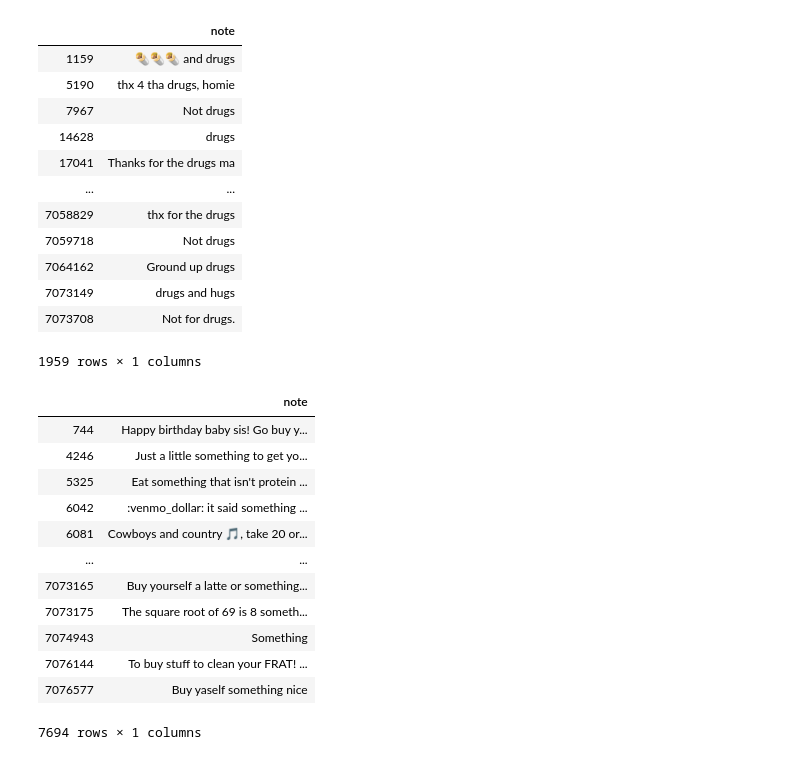
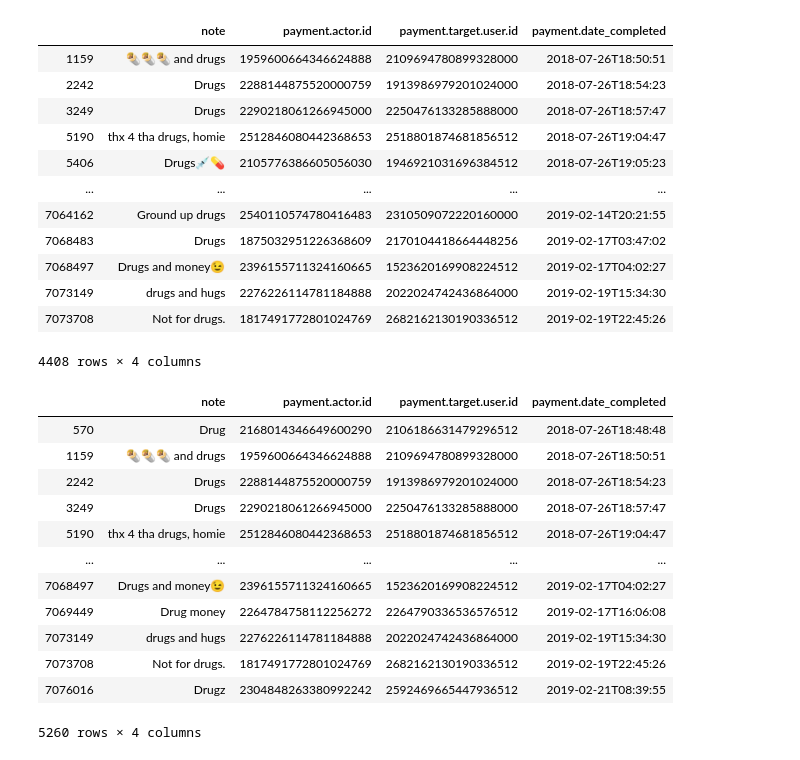
Before and after one commit to prasantadh/venmo-analytics, a Jupyter notebook: Analysis.ipynb, the cells around one changed output. Drawn from its saved outputs; the diff is of its cells as text; code cells hidden in the pictures.

```diff
--- a/Analysis.ipynb
+++ b/Analysis.ipynb
@@ -5,0 +4,6 @@ df = pd.read_csv("venmo.csv")
+# %%
+df = pd.read_csv("venmo.csv", dtype={'payment.actor.id':'Int64','payment.target.user.id':'Int64'})
+df = df[pd.notnull(df['note'])]
+df = df[pd.notnull(df['payment.actor.id'])]
+df = df[pd.notnull(df['payment.target.user.id'])]
+df = df[pd.notnull(df['payment.date_completed'])]
@@ -6,32 +19,32 @@ df = pd.read_csv("venmo.csv")
 # %%
-df.loc[df['note'].str.contains('drugs', na=False)]
+df.loc[df['note'].str.contains('drugs', case=False)]
 # %% [output]
-|  | note |
-| 1159 | 🌯🌯🌯 and drugs |
-| 5190 | thx 4 tha drugs, homie |
-| 7967 | Not drugs |
-| 14628 | drugs |
-| 17041 | Thanks for the drugs ma |
-| ... | ... |
-| 7058829 | thx for the drugs |
-| 7059718 | Not drugs |
-| 7064162 | Ground up drugs |
-| 7073149 | drugs and hugs |
-| 7073708 | Not for drugs. |
+|  | note | payment.actor.id | payment.target.user.id | payment.date_completed |
+| 1159 | 🌯🌯🌯 and drugs | 1959600664346624888 | 2109694780899328000 | 2018-07-26T18:50:51 |
+| 2242 | Drugs | 2288144875520000759 | 1913986979201024000 | 2018-07-26T18:54:23 |
+| 3249 | Drugs | 2290218061266945000 | 2250476133285888000 | 2018-07-26T18:57:47 |
+| 5190 | thx 4 tha drugs, homie | 2512846080442368653 | 2518801874681856512 | 2018-07-26T19:04:47 |
+| 5406 | Drugs💉💊 | 2105776386605056030 | 1946921031696384512 | 2018-07-26T19:05:23 |
+| ... | ... | ... | ... | ... |
+| 7064162 | Ground up drugs | 2540110574780416483 | 2310509072220160000 | 2019-02-14T20:21:55 |
+| 7068483 | Drugs | 1875032951226368609 | 2170104418664448256 | 2019-02-17T03:47:02 |
+| 7068497 | Drugs and money😉 | 2396155711324160665 | 1523620169908224512 | 2019-02-17T04:02:27 |
+| 7073149 | drugs and hugs | 2276226114781184888 | 2022024742436864000 | 2019-02-19T15:34:30 |
+| 7073708 | Not for drugs. | 1817491772801024769 | 2682162130190336512 | 2019-02-19T22:45:26 |
-1959 rows × 1 columns
+4408 rows × 4 columns
 # %%
-df.loc[df['note'].str.contains('meth', na=False)]
+df.loc[df['note'].str.contains('drug', case=False)]
 # %% [output]
-|  | note |
-| 744 | Happy birthday baby sis! Go buy y... |
-| 4246 | Just a little something to get yo... |
-| 5325 | Eat something that isn't protein ... |
-| 6042 | :venmo_dollar: it said something ... |
-| 6081 | Cowboys and country 🎵, take 20 or... |
-| ... | ... |
-| 7073165 | Buy yourself a latte or something... |
-| 7073175 | The square root of 69 is 8 someth... |
-| 7074943 | Something |
-| 7076144 | To buy stuff to clean your FRAT! ... |
-| 7076577 | Buy yaself something nice |
+|  | note | payment.actor.id | payment.target.user.id | payment.date_completed |
+| 570 | Drug | 2168014346649600290 | 2106186631479296512 | 2018-07-26T18:48:48 |
+| 1159 | 🌯🌯🌯 and drugs | 1959600664346624888 | 2109694780899328000 | 2018-07-26T18:50:51 |
+| 2242 | Drugs | 2288144875520000759 | 1913986979201024000 | 2018-07-26T18:54:23 |
+| 3249 | Drugs | 2290218061266945000 | 2250476133285888000 | 2018-07-26T18:57:47 |
+| 5190 | thx 4 tha drugs, homie | 2512846080442368653 | 2518801874681856512 | 2018-07-26T19:04:47 |
+| ... | ... | ... | ... | ... |
+| 7068497 | Drugs and money😉 | 2396155711324160665 | 1523620169908224512 | 2019-02-17T04:02:27 |
+| 7069449 | Drug money | 2264784758112256272 | 2264790336536576512 | 2019-02-17T16:06:08 |
+| 7073149 | drugs and hugs | 2276226114781184888 | 2022024742436864000 | 2019-02-19T15:34:30 |
+| 7073708 | Not for drugs. | 1817491772801024769 | 2682162130190336512 | 2019-02-19T22:45:26 |
+| 7076016 | Drugz | 2304848263380992242 | 2592469665447936512 | 2019-02-21T08:39:55 |
-7694 rows × 1 columns
+5260 rows × 4 columns
```
Also changed, not shown: parts of 17 cells of this notebook.
